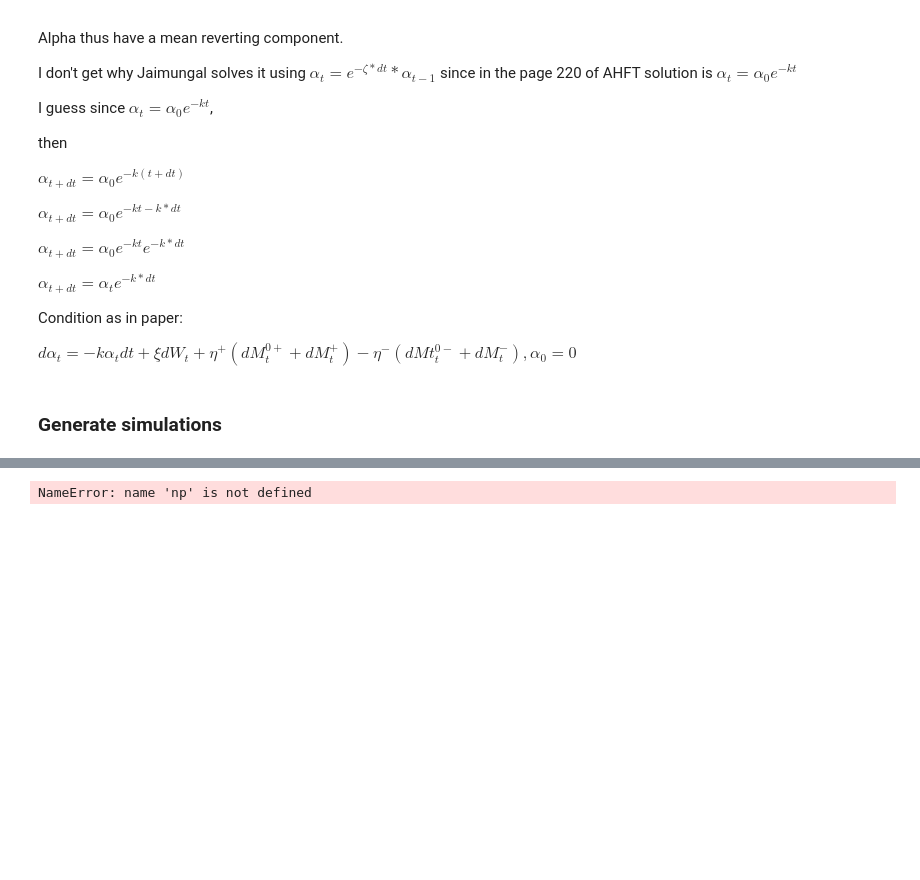
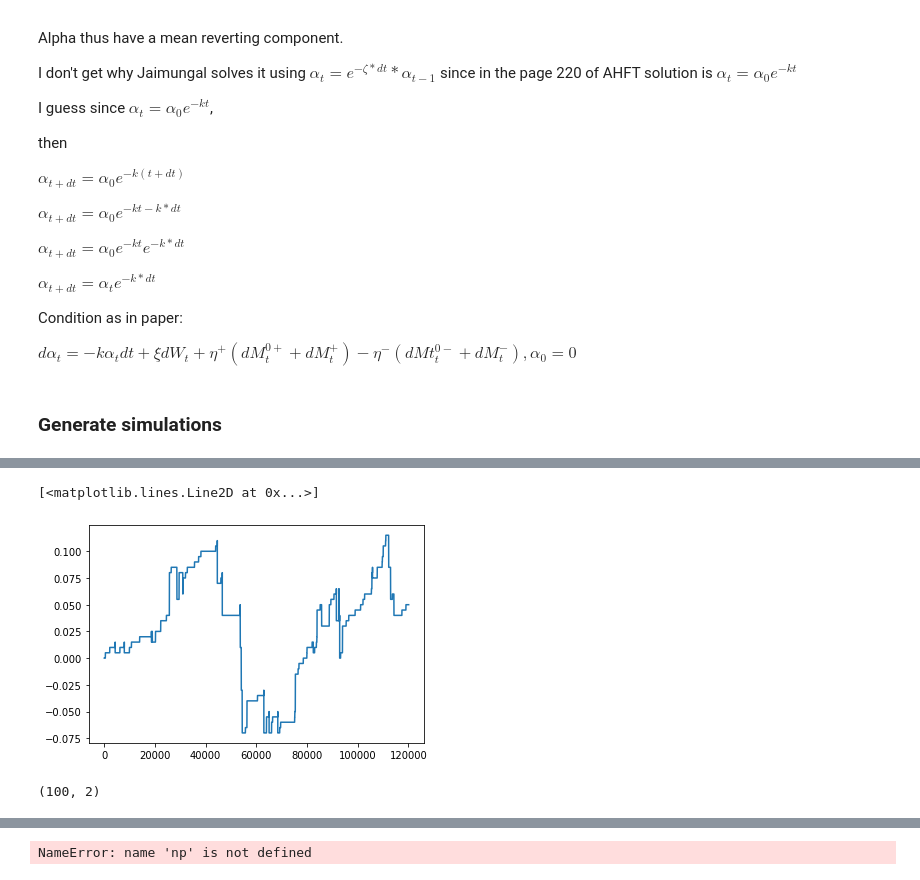
Before and after one commit to cavallofederico/marketmaking, a Jupyter notebook: market_making_alpha_signals - fede.ipynb, the cells around one changed output, grey strips where cells are left out. Saved outputs shown, nothing was run; the diff lists cells and outputs as text; code cells hidden in the pictures; blank space fills up the shorter version.

```diff
--- a/market_making_alpha_signals - fede.ipynb
+++ b/market_making_alpha_signals - fede.ipynb
@@ -717,0 +785,10 @@ Stde of X:0.0
+# %%
+plt.plot(non_alpha_pnl[0,:])
+# %% [output]
+[<matplotlib.lines.Line2D at 0x...>]
+[figure, added]
+# %%
+pnls = np.array([alpha_pnl[:,-1], non_alpha_pnl[:,-1]]).transpose()
+pnls.shape
+# %% [output]
+(100, 2)
```
Also changed, not shown: parts of 12 cells of this notebook, 1 other file.
